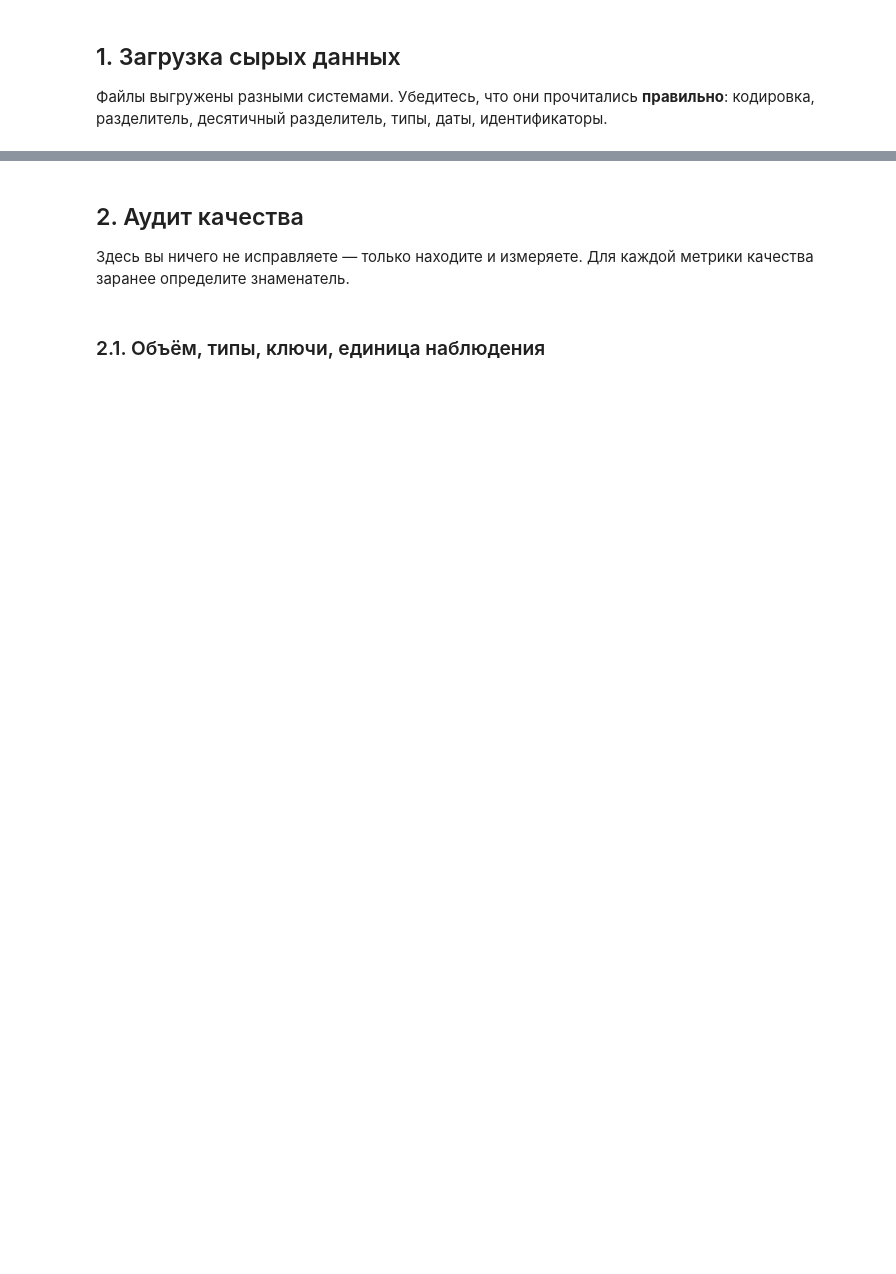
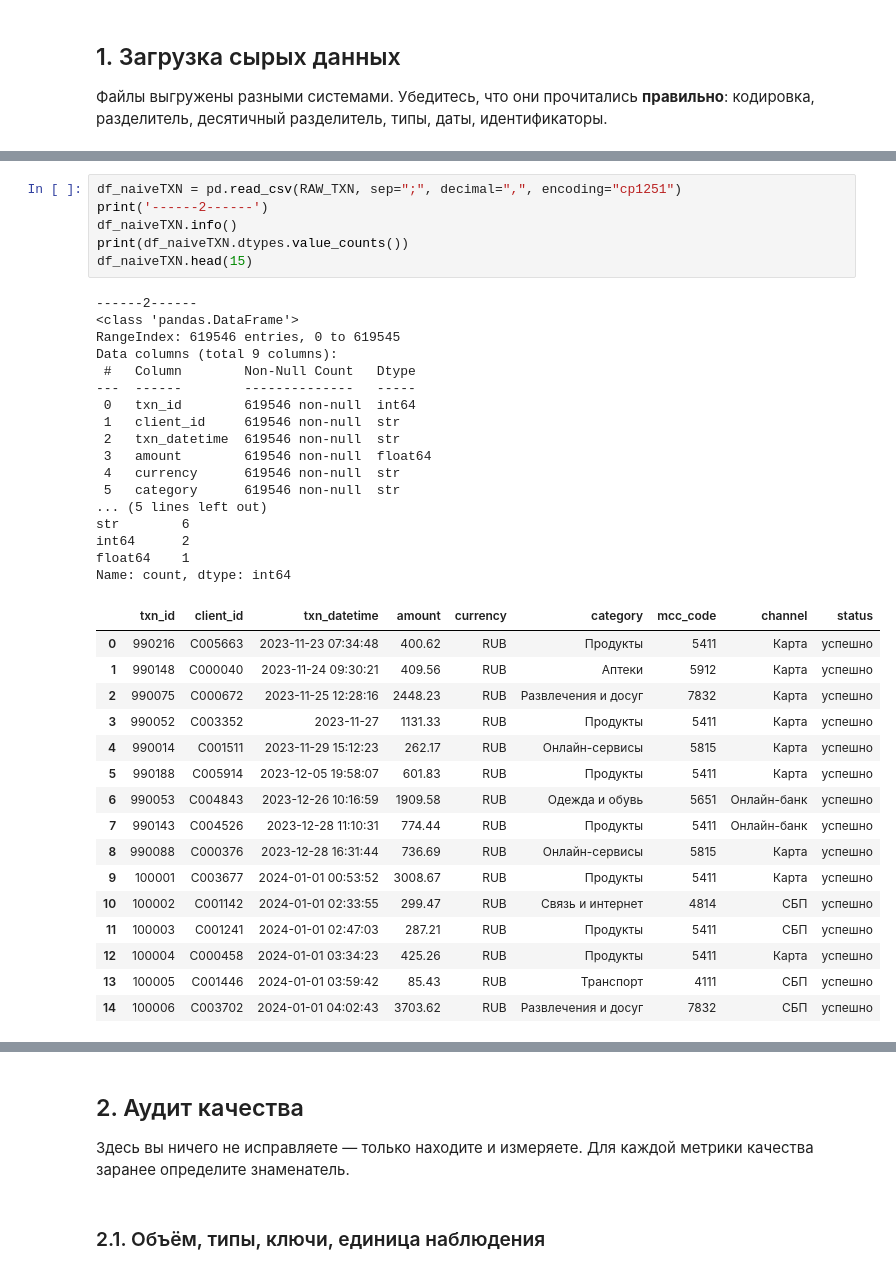
Before and after one commit to divik-T/Lab1GroupsClientsLeak, a Jupyter notebook: notebooks/01_analysis.ipynb, the cells around one changed output, grey strips where cells are left out. Cells and saved outputs as stored; diff of their text form; blank space fills up the shorter version.

```diff
--- a/notebooks/01_analysis.ipynb
+++ b/notebooks/01_analysis.ipynb
@@ -131,0 +78,40 @@ Name: count, dtype: Int64
+# %%
+df_naiveTXN = pd.read_csv(RAW_TXN, sep=";", decimal=",", encoding="cp1251")
+print('------2------')
+df_naiveTXN.info()
+print(df_naiveTXN.dtypes.value_counts())
+df_naiveTXN.head(15)
+# %% [output]
+------2------
+<class 'pandas.DataFrame'>
+RangeIndex: 619546 entries, 0 to 619545
+Data columns (total 9 columns):
+ #   Column        Non-Null Count   Dtype
+---  ------        --------------   -----
+ 0   txn_id        619546 non-null  int64
+ 1   client_id     619546 non-null  str
+ 2   txn_datetime  619546 non-null  str
+ 3   amount        619546 non-null  float64
+ 4   currency      619546 non-null  str
+ 5   category      619546 non-null  str
+... (5 lines left out)
+str        6
+int64      2
+float64    1
+Name: count, dtype: int64
+|  | txn_id | client_id | txn_datetime | amount | currency | category | mcc_code | channel | status |
+| 0 | 990216 | C005663 | 2023-11-23 07:34:48 | 400.62 | RUB | Продукты | 5411 | Карта | успешно |
+| 1 | 990148 | C000040 | 2023-11-24 09:30:21 | 409.56 | RUB | Аптеки | 5912 | Карта | успешно |
+| 2 | 990075 | C000672 | 2023-11-25 12:28:16 | 2448.23 | RUB | Развлечения и досуг | 7832 | Карта | успешно |
+| 3 | 990052 | C003352 | 2023-11-27 | 1131.33 | RUB | Продукты | 5411 | Карта | успешно |
+| 4 | 990014 | C001511 | 2023-11-29 15:12:23 | 262.17 | RUB | Онлайн-сервисы | 5815 | Карта | успешно |
+| 5 | 990188 | C005914 | 2023-12-05 19:58:07 | 601.83 | RUB | Продукты | 5411 | Карта | успешно |
+| 6 | 990053 | C004843 | 2023-12-26 10:16:59 | 1909.58 | RUB | Одежда и обувь | 5651 | Онлайн-банк | успешно |
+| 7 | 990143 | C004526 | 2023-12-28 11:10:31 | 774.44 | RUB | Продукты | 5411 | Онлайн-банк | успешно |
+| 8 | 990088 | C000376 | 2023-12-28 16:31:44 | 736.69 | RUB | Онлайн-сервисы | 5815 | Карта | успешно |
+| 9 | 100001 | C003677 | 2024-01-01 00:53:52 | 3008.67 | RUB | Продукты | 5411 | Карта | успешно |
+| 10 | 100002 | C001142 | 2024-01-01 02:33:55 | 299.47 | RUB | Связь и интернет | 4814 | СБП | успешно |
+| 11 | 100003 | C001241 | 2024-01-01 02:47:03 | 287.21 | RUB | Продукты | 5411 | СБП | успешно |
+| 12 | 100004 | C000458 | 2024-01-01 03:34:23 | 425.26 | RUB | Продукты | 5411 | Карта | успешно |
+| 13 | 100005 | C001446 | 2024-01-01 03:59:42 | 85.43 | RUB | Транспорт | 4111 | СБП | успешно |
+| 14 | 100006 | C003702 | 2024-01-01 04:02:43 | 3703.62 | RUB | Развлечения и досуг | 7832 | СБП | успешно |
```
Also changed, not shown: parts of 15 cells of this notebook.
